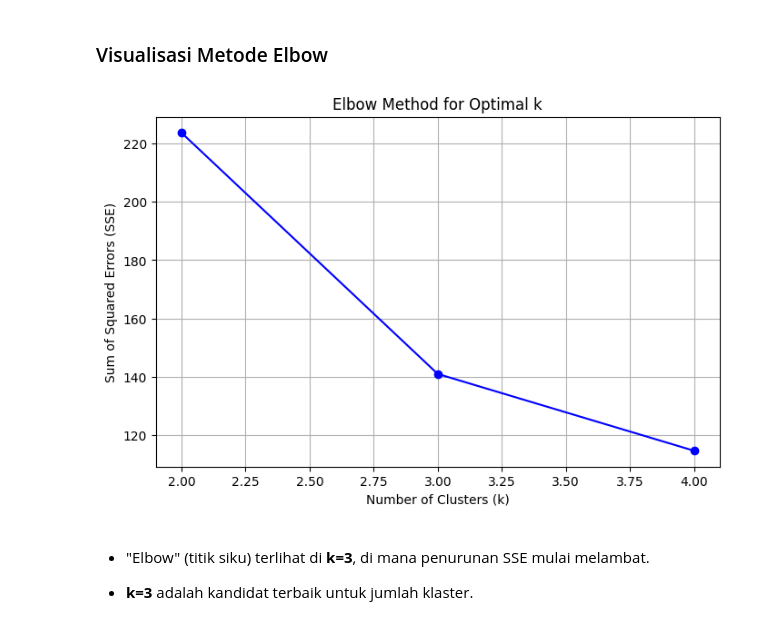
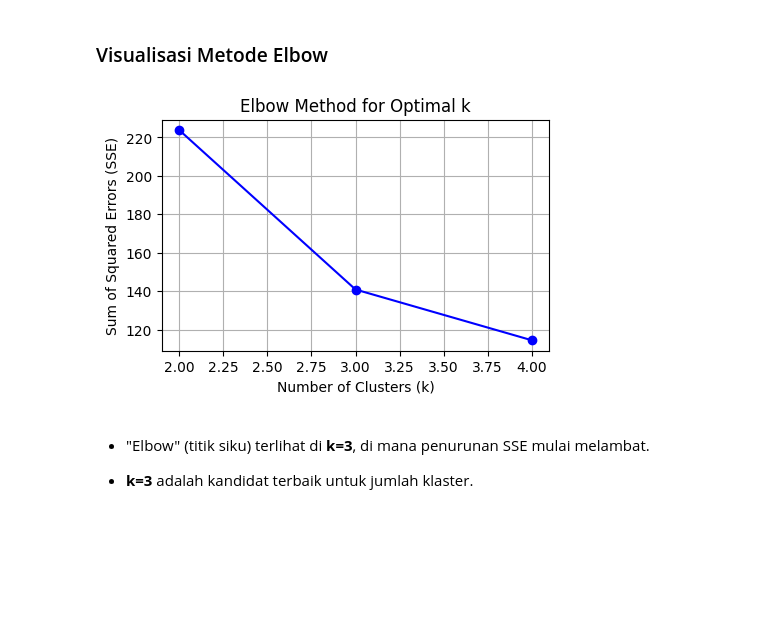
Before and after one commit to Zulfri-23-176/tryPendat, a Jupyter notebook: pendat/K-Means.ipynb, the cells around one changed output. Drawn from its saved outputs; the diff is of its cells as text; code cells hidden in the pictures; blank space fills up the shorter version.

```diff
--- a/pendat/K-Means.ipynb
+++ b/pendat/K-Means.ipynb
@@ -134,15 +162,15 @@ Perbandingan Metrik Klastering:
 # %% [markdown]
 ### Visualisasi Metode Elbow
 # %%
-plt.figure(figsize=(8, 5))
+plt.figure(figsize=(5, 3))
 plt.plot(k_values, sse, marker='o', color='b')
 plt.xlabel('Number of Clusters (k)')
 plt.ylabel('Sum of Squared Errors (SSE)')
 plt.title('Elbow Method for Optimal k')
 plt.grid(True)
 plt.show()
 # %% [output]
-[figure, old version]
+[figure, new version]
 # %% [markdown]
 - "Elbow" (titik siku) terlihat di **k=3**, di mana penurunan SSE mulai melambat.
 
```
Also changed, not shown: parts of 2 cells of this notebook, 1 other file.
